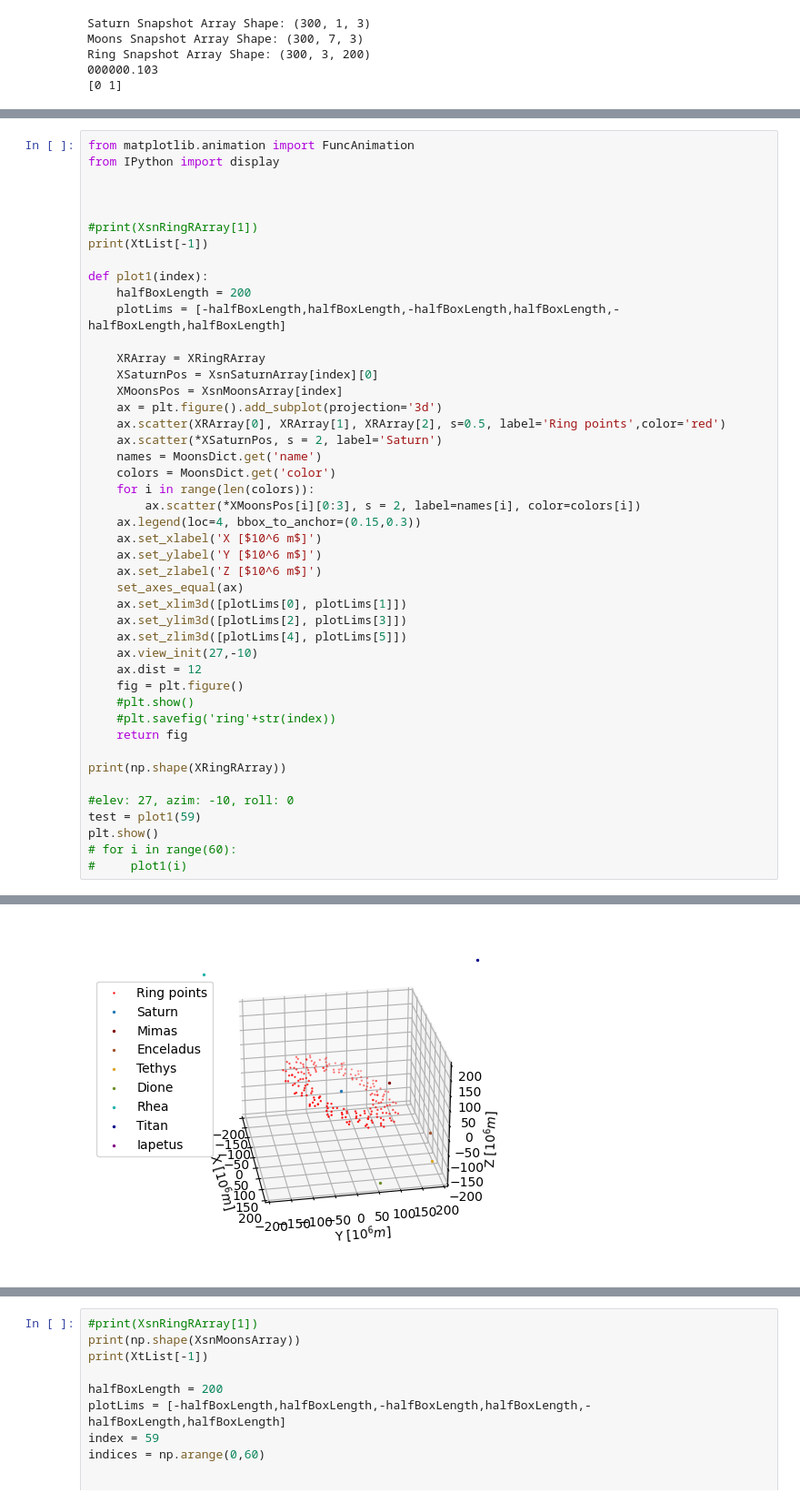
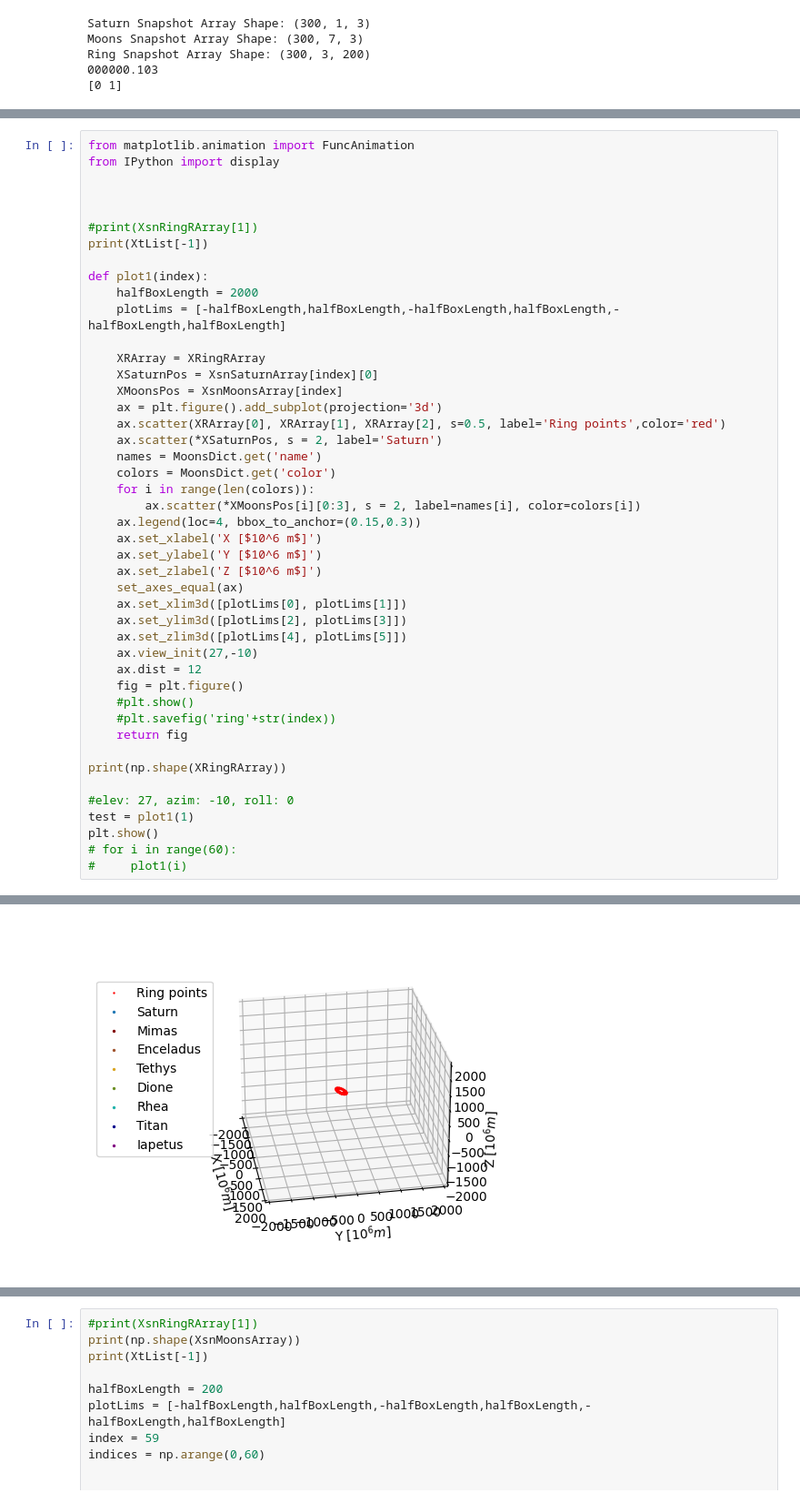
Before and after one commit to HalconDorado/CPr-3BodyProblem, a Jupyter notebook: Extension.ipynb, the cells around one changed output, grey strips where cells are left out. Shown: that part at 91% size. Cells and saved outputs as stored; diff of their text form.

```diff
--- a/Extension.ipynb
+++ b/Extension.ipynb
@@ -736,7 +919,7 @@ from IPython import display
 print(XtList[-1])
 
 def plot1(index):
-    halfBoxLength = 200
+    halfBoxLength = 2000
     plotLims = [-halfBoxLength,halfBoxLength,-halfBoxLength,halfBoxLength,-halfBoxLength,halfBoxLength]
 
     XRArray = XRingRArray
@@ -767,7 +950,7 @@ def plot1(index):
 print(np.shape(XRingRArray))
 
 #elev: 27, azim: -10, roll: 0
-test = plot1(59)
+test = plot1(1)
 plt.show()
 # for i in range(60):
 #     plot1(i)
@@ -776,3 +959,3 @@ plt.show()
 (3, 200)
-[figure, old version]
+[figure, new version]
 <Figure size 640x480 with 0 Axes>
```
Also changed, not shown: parts of 5 cells of this notebook, 1 other file.
